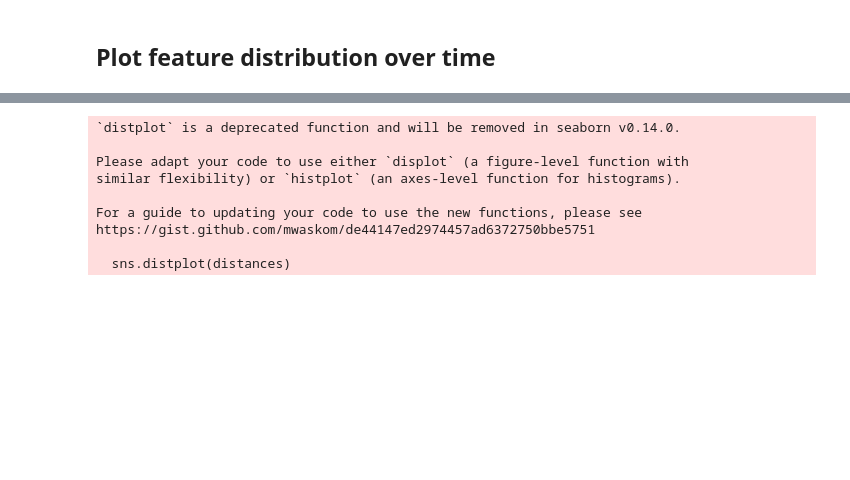
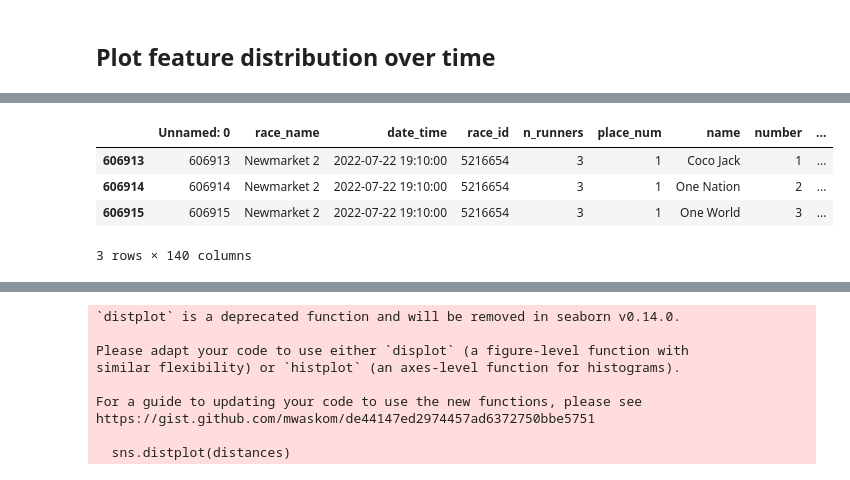
Before and after one commit to Dateb/WageringSystem, a Jupyter notebook: notebooks/EDA.ipynb, the cells around one changed output, grey strips where cells are left out. Drawn from its saved outputs; the diff is of its cells as text; code cells hidden in the pictures; blank space fills up the shorter version.

```diff
--- a/notebooks/EDA.ipynb
+++ b/notebooks/EDA.ipynb
@@ -23,3 +23,11 @@ races_df
+# %%
+races_df[races_df["race_id"] == 5216654]
+# %% [output]
+|  | Unnamed: 0 | race_name | date_time | race_id | n_runners | place_num | name | number | ... |
+| 606913 | 606913 | Newmarket 2 | 2022-07-22 19:10:00 | 5216654 | 3 | 1 | Coco Jack | 1 | ... |
+| 606914 | 606914 | Newmarket 2 | 2022-07-22 19:10:00 | 5216654 | 3 | 1 | One Nation | 2 | ... |
+| 606915 | 606915 | Newmarket 2 | 2022-07-22 19:10:00 | 5216654 | 3 | 1 | One World | 3 | ... |
+3 rows × 140 columns
 # %%
 import seaborn as sns
 
```
Also changed, not shown: parts of 4 cells of this notebook, 15 other files.
